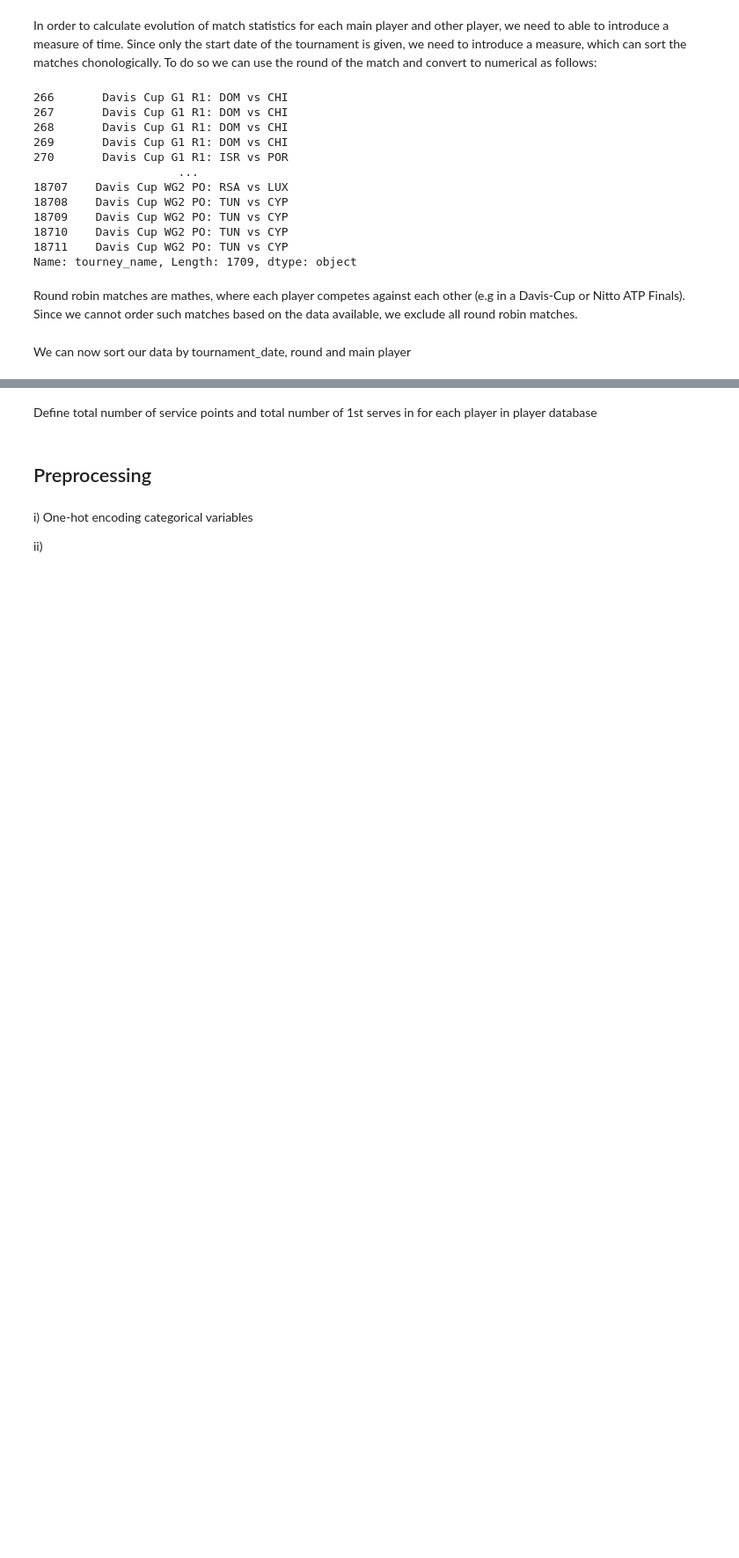
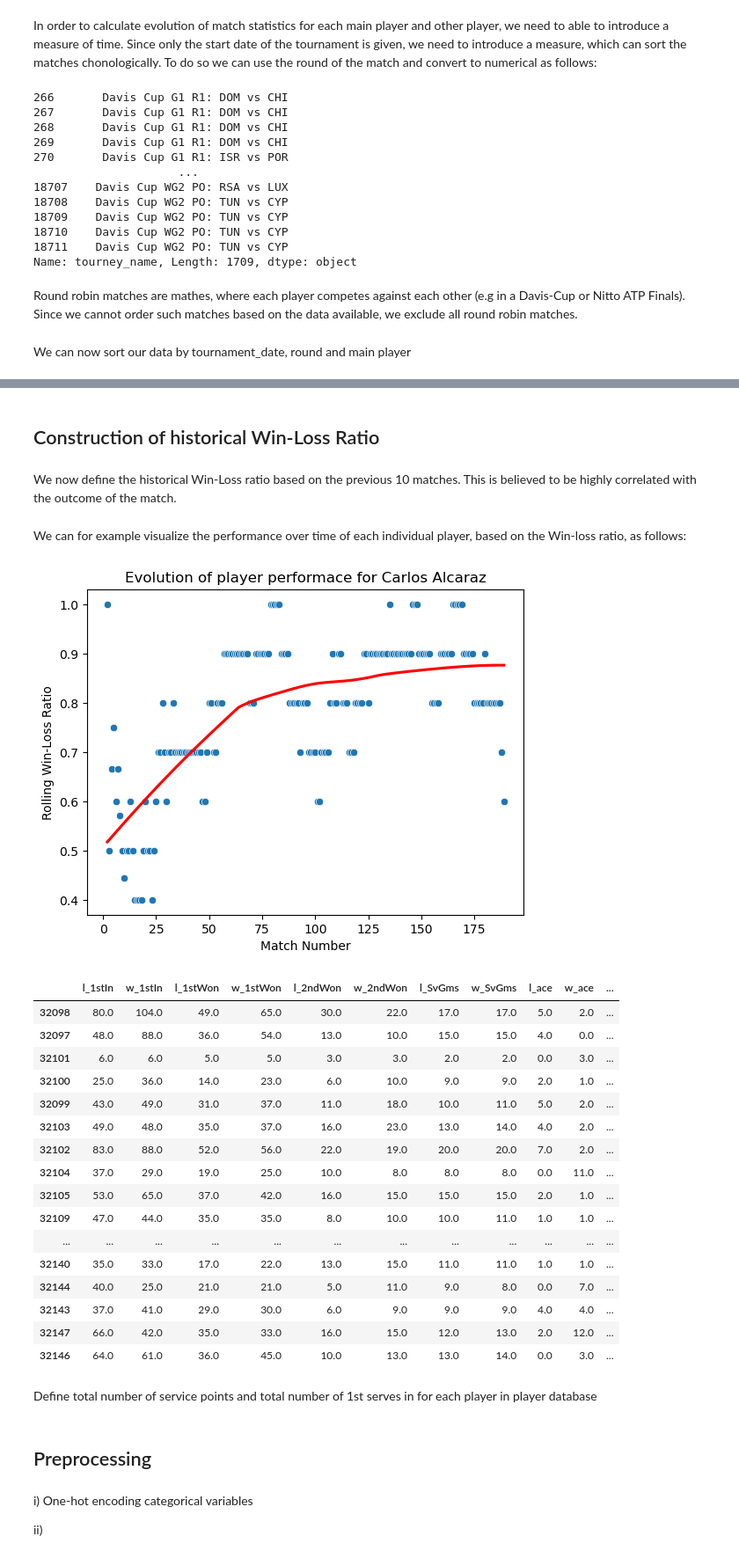
Before and after one commit to Alla977/Predicting-ATP-Tennis-Match-Outcomes, a Jupyter notebook: Data wraggling.ipynb, the cells around one changed output, grey strips where cells are left out. Shown: that part at 88% size. Drawn from its saved outputs; the diff is of its cells as text; code cells hidden in the pictures; blank space fills up the shorter version.

```diff
--- a/Data wraggling.ipynb
+++ b/Data wraggling.ipynb
@@ -154,7 +154,73 @@ for player_name in players:
 
 
 all_matches_per_player = pd.concat(all_matches_per_player, ignore_index=True)
-all_matches_per_player = all_matches_per_player.sort_values(by=['Main_player_name', 'tourney_date','round'], ascending=[True, False,True])
+all_matches_per_player = all_matches_per_player.sort_values(by=['player', 'tourney_date','round']
+                                                            , ascending=[True, True,True])
+# %%
+all_matches_per_player["player_outcome"] = all_matches_per_player.apply(lambda row: 1 if row['player']==row['winner_name']
+                                                                        else 0, axis=1).astype(int)
+# %% [markdown]
+## Construction of historical Win-Loss Ratio
+# %% [markdown]
+We now define the historical Win-Loss ratio based on the previous 10 matches. This is believed to be highly correlated with the outcome of the match.
+# %%
+all_matches_per_player['shifted_outcome'] = all_matches_per_player.groupby('player')['player_outcome'].shift(1)
+Rolling_wins = all_matches_per_player.groupby('player')['shifted_outcome'].rolling(window=10,min_periods=1).sum().reset_index(level=0, drop=True)
+all_matches_per_player['shifted_matches'] = all_matches_per_player['shifted_outcome'].notna()
+Rolling_matches = all_matches_per_player.groupby('player')['shifted_matches'].rolling(window=10,min_periods=1).sum().reset_index(level=0, drop=True)
+
+# Calculate rolling win-loss ratio and adding match number
+all_matches_per_player['Rolling_WLR'] = Rolling_wins / Rolling_matches
+all_matches_per_player['Match_number'] = all_matches_per_player.groupby('player').cumcount() + 1
+# %% [markdown]
+We can for example visualize the performance over time of each individual player, based on the Win-loss ratio, as follows:
+# %%
+import pandas as pd
+import seaborn as sns
+import matplotlib.pyplot as plt
+
+def WLR(data, player, t=False):
+    # Filter data for the specified player
+    df = data[data['player'] == player]
+
+    # Plot the scatter points
+    sns.scatterplot(x='Match_number', y='Rolling_WLR', data=df)
+
+    # Add a loess smoother (regression line)
+    sns.regplot(x='Match_number', y='Rolling_WLR', data=df, scatter=False, label='Loess Smoother', lowess=True, line_kws={'color': 'red'})
+
+
+    plt.xlabel('Match Number')
+    plt.ylabel('Rolling Win-Loss Ratio')
+    plt.title(f'Evolution of player performace for {player}')
+
+    # Show the plot
+    plt.show()
+
+    # Optionally, print the first 30 rows if t is True
+    if t:
+        return pd.DataFrame(df).head(50)
+# %%
+WLR(all_matches_per_player, 'Carlos Alcaraz',t=True)
+# %% [output]
+[figure, added]
+|  | l_1stIn | w_1stIn | l_1stWon | w_1stWon | l_2ndWon | w_2ndWon | l_SvGms | w_SvGms | l_ace | w_ace | ... |
+| 32098 | 80.0 | 104.0 | 49.0 | 65.0 | 30.0 | 22.0 | 17.0 | 17.0 | 5.0 | 2.0 | ... |
+| 32097 | 48.0 | 88.0 | 36.0 | 54.0 | 13.0 | 10.0 | 15.0 | 15.0 | 4.0 | 0.0 | ... |
+| 32101 | 6.0 | 6.0 | 5.0 | 5.0 | 3.0 | 3.0 | 2.0 | 2.0 | 0.0 | 3.0 | ... |
+| 32100 | 25.0 | 36.0 | 14.0 | 23.0 | 6.0 | 10.0 | 9.0 | 9.0 | 2.0 | 1.0 | ... |
+| 32099 | 43.0 | 49.0 | 31.0 | 37.0 | 11.0 | 18.0 | 10.0 | 11.0 | 5.0 | 2.0 | ... |
+| 32103 | 49.0 | 48.0 | 35.0 | 37.0 | 16.0 | 23.0 | 13.0 | 14.0 | 4.0 | 2.0 | ... |
+| 32102 | 83.0 | 88.0 | 52.0 | 56.0 | 22.0 | 19.0 | 20.0 | 20.0 | 7.0 | 2.0 | ... |
+| 32104 | 37.0 | 29.0 | 19.0 | 25.0 | 10.0 | 8.0 | 8.0 | 8.0 | 0.0 | 11.0 | ... |
+| 32105 | 53.0 | 65.0 | 37.0 | 42.0 | 16.0 | 15.0 | 15.0 | 15.0 | 2.0 | 1.0 | ... |
+| 32109 | 47.0 | 44.0 | 35.0 | 35.0 | 8.0 | 10.0 | 10.0 | 11.0 | 1.0 | 1.0 | ... |
+| ... | ... | ... | ... | ... | ... | ... | ... | ... | ... | ... | ... |
+| 32140 | 35.0 | 33.0 | 17.0 | 22.0 | 13.0 | 15.0 | 11.0 | 11.0 | 1.0 | 1.0 | ... |
+| 32144 | 40.0 | 25.0 | 21.0 | 21.0 | 5.0 | 11.0 | 9.0 | 8.0 | 0.0 | 7.0 | ... |
+| 32143 | 37.0 | 41.0 | 29.0 | 30.0 | 6.0 | 9.0 | 9.0 | 9.0 | 4.0 | 4.0 | ... |
+| 32147 | 66.0 | 42.0 | 35.0 | 33.0 | 16.0 | 15.0 | 12.0 | 13.0 | 2.0 | 12.0 | ... |
+| 32146 | 64.0 | 61.0 | 36.0 | 45.0 | 10.0 | 13.0 | 13.0 | 14.0 | 0.0 | 3.0 | ... |
 # %% [markdown]
 Define total number of service points and total number of 1st serves in for each player in player database
 # %%
```
Also changed, not shown: parts of 2 cells of this notebook.
